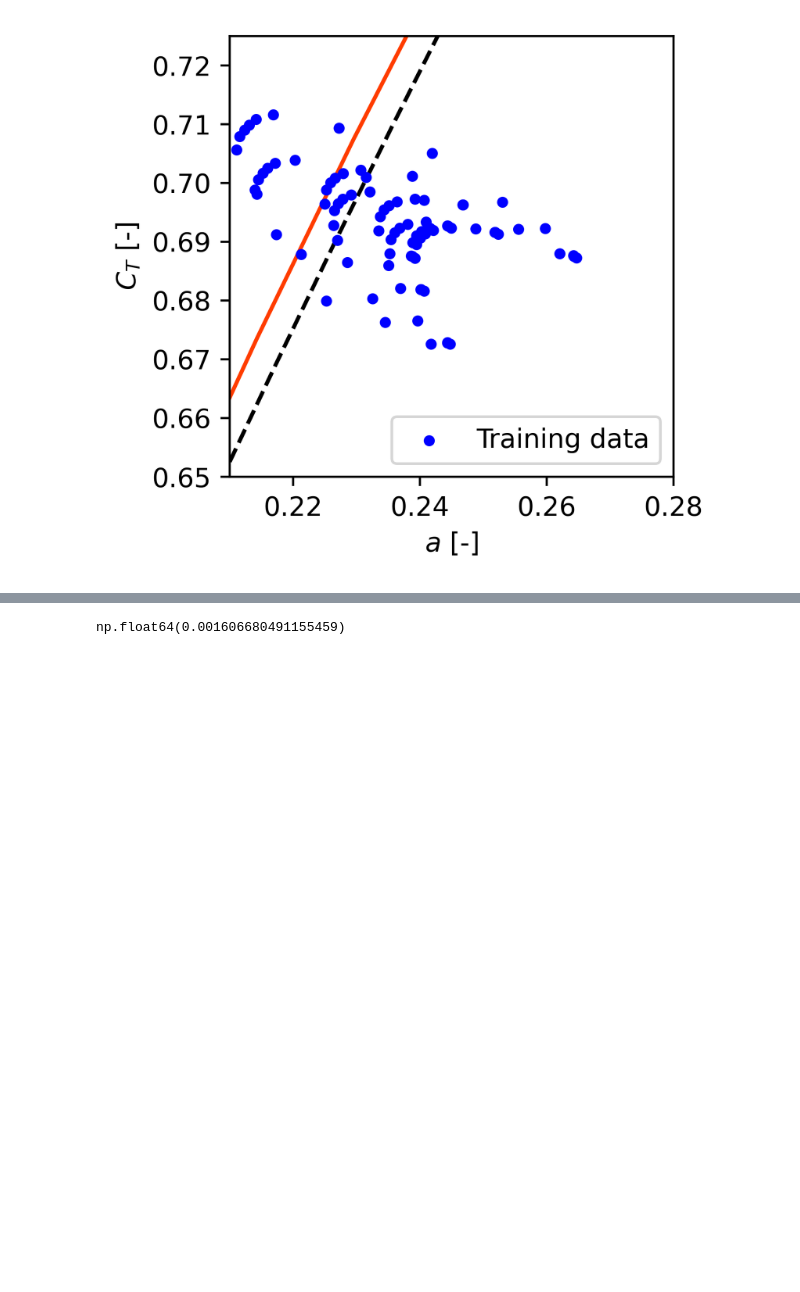
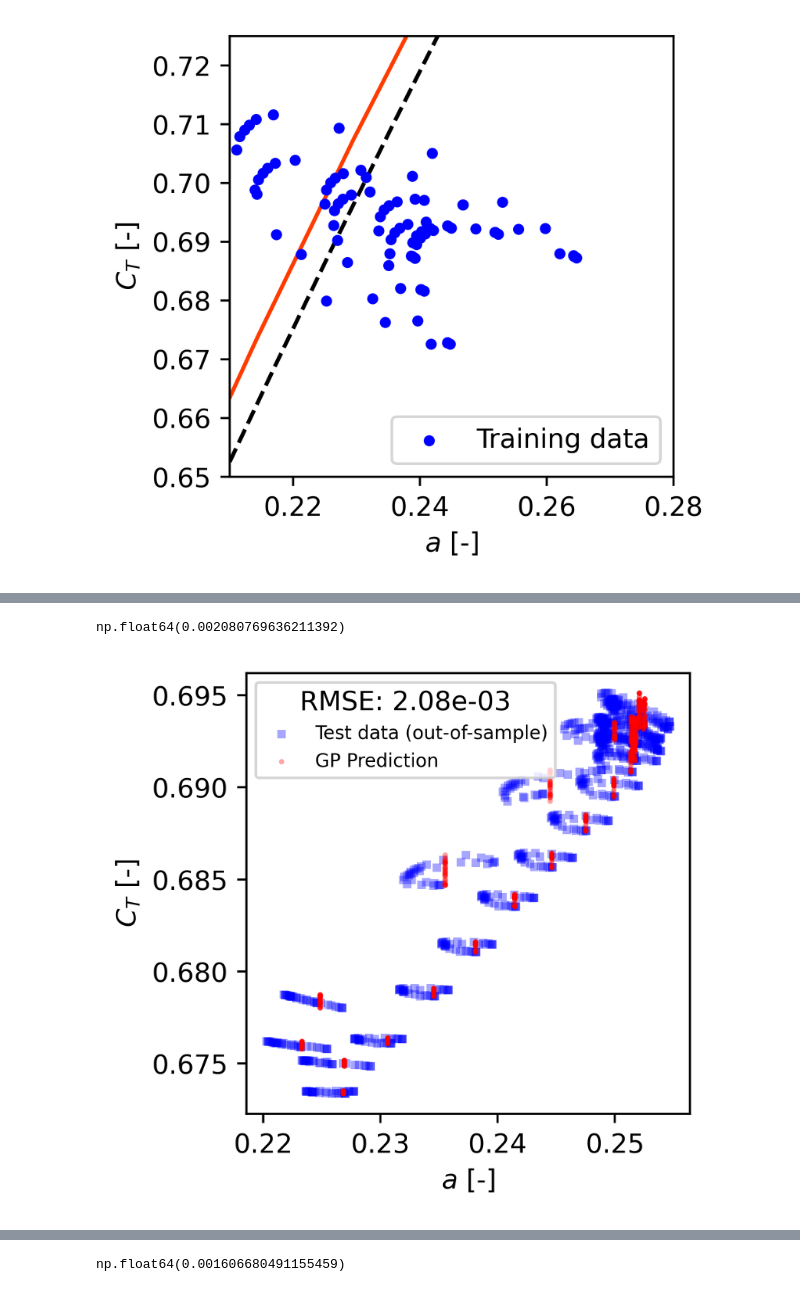
Before and after one commit to StormMata/induction_modeling, a Jupyter notebook: gaussian_process/10MW/GP_annulus.ipynb, the cells around one changed output, grey strips where cells are left out. Saved outputs shown, nothing was run; the diff lists cells and outputs as text; code cells hidden in the pictures; blank space fills up the shorter version.

```diff
--- a/gaussian_process/10MW/GP_annulus.ipynb
+++ b/gaussian_process/10MW/GP_annulus.ipynb
@@ -143,0 +274,35 @@ ax.legend()
+# %%
+
+a_mom = np.linspace(0,0.75,50)
+ct_mom = 4 * a_mom * (1 - a_mom)
+
+ct_mad = np.linspace(0,1.5,75)
+k1 = 0.2460
+k2 = 0.0586
+k3 = 0.0883
+a_mad = k3 * ct_mad**3 + k2 * ct_mad**2 + k1 * ct_mad
+
+fig, ax = plt.subplots(figsize=(3, 3))
+
+# ax.plot(a_mom,ct_mom,'#ff3c00',zorder=1)
+# ax.plot(a_mad,ct_mad,'k--',zorder=1)
+# ax.scatter(y_train,X_train[:,0],color='b')
+
+ax.scatter(y_t_rot[out_sample], X_t_rot[out_sample, 1], s=10, color='b', marker='s', label='Test data (out-of-sample)', alpha=0.35,edgecolor='none')
+# ax.scatter(y_t_rot[out_sample], X_t_rot[out_sample, 0], s=20, color='b', marker='s', label='Test data (out-of-sample)')
+# ax.scatter(y_t_rot[in_sample], X_t_rot[in_sample, 0], s=20, color='b', marker='o', label='Test data (in-sample)')
+
+ax.scatter(A_pred[out_sample],X_t_rot[out_sample,1],4,color='r', label = 'GP Prediction',alpha=0.35,edgecolor='none')
+
+# ax.set_xlim([0.21,0.28])
+# ax.set_ylim([0.65,0.725])
+
+ax.set_ylabel('$C_T$ [-]')
+ax.set_xlabel('$a$ [-]')
+
+rmse = np.sqrt(mean_squared_error(y_t_rot[out_sample], A_pred[out_sample]))
+ax.legend(fontsize=7, title=f"RMSE: {rmse:.2e}")
+rmse
+# %% [output]
+np.float64(0.002080769636211392)
+[figure, added]
```
Also changed, not shown: parts of 18 cells of this notebook, 18 other files.
